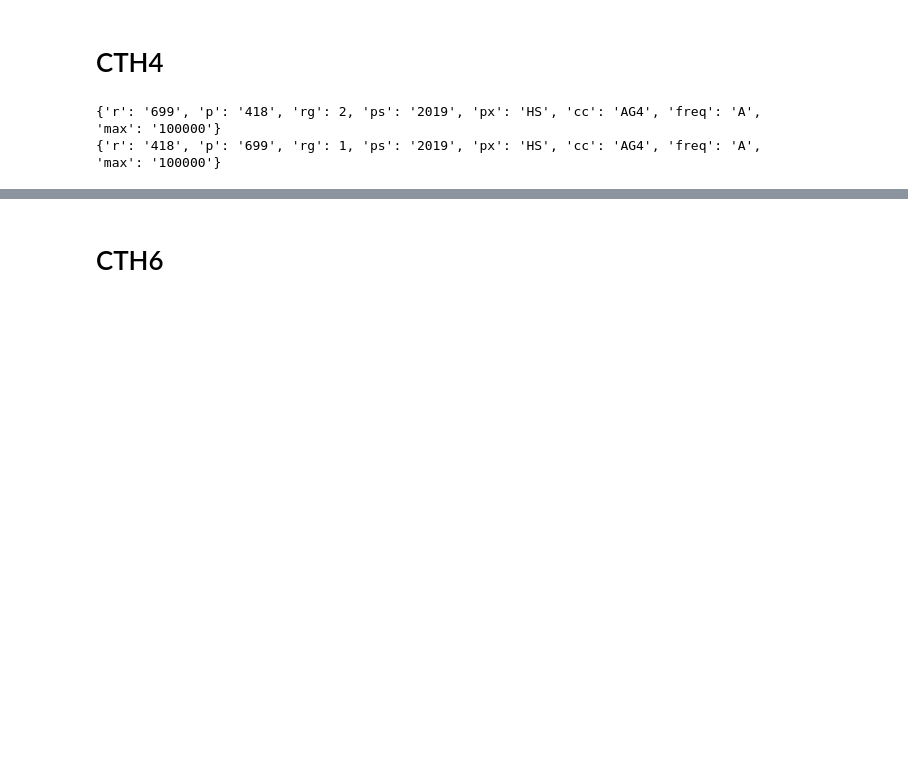
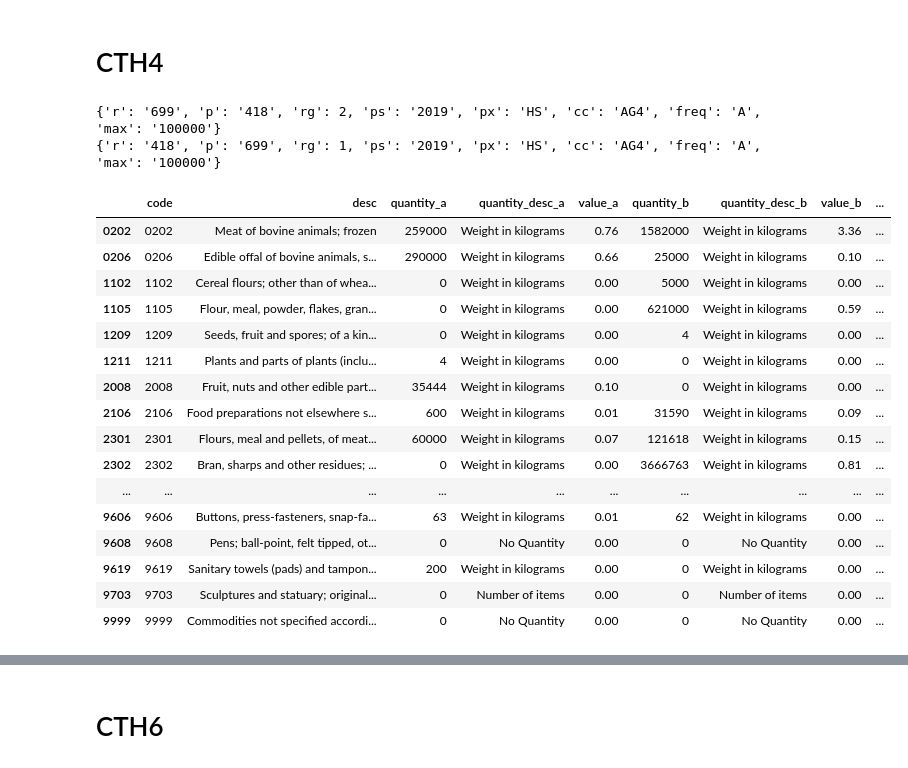
Before and after one commit to kmaneesh/tta, a Jupyter notebook: notebook/country/export.ipynb, the cells around one changed output, grey strips where cells are left out. Saved outputs shown, nothing was run; the diff lists cells and outputs as text; code cells hidden in the pictures; blank space fills up the shorter version.

```diff
--- a/notebook/country/export.ipynb
+++ b/notebook/country/export.ipynb
@@ -99,3 +99,25 @@ df4.sort_values(by=['code'])
+# %%
+df4['QR'] = df4['quantity_a'] / df4['quantity_b']
+df4['VR'] = df4['value_a'] / df4['value_b']
+df4.sort_values(by=['code'])
+# %% [output]
+|  | code | desc | quantity_a | quantity_desc_a | value_a | quantity_b | quantity_desc_b | value_b | ... |
+| 0202 | 0202 | Meat of bovine animals; frozen | 259000 | Weight in kilograms | 0.76 | 1582000 | Weight in kilograms | 3.36 | ... |
+| 0206 | 0206 | Edible offal of bovine animals, s... | 290000 | Weight in kilograms | 0.66 | 25000 | Weight in kilograms | 0.10 | ... |
+| 1102 | 1102 | Cereal flours; other than of whea... | 0 | Weight in kilograms | 0.00 | 5000 | Weight in kilograms | 0.00 | ... |
+| 1105 | 1105 | Flour, meal, powder, flakes, gran... | 0 | Weight in kilograms | 0.00 | 621000 | Weight in kilograms | 0.59 | ... |
+| 1209 | 1209 | Seeds, fruit and spores; of a kin... | 0 | Weight in kilograms | 0.00 | 4 | Weight in kilograms | 0.00 | ... |
+| 1211 | 1211 | Plants and parts of plants (inclu... | 4 | Weight in kilograms | 0.00 | 0 | Weight in kilograms | 0.00 | ... |
+| 2008 | 2008 | Fruit, nuts and other edible part... | 35444 | Weight in kilograms | 0.10 | 0 | Weight in kilograms | 0.00 | ... |
+| 2106 | 2106 | Food preparations not elsewhere s... | 600 | Weight in kilograms | 0.01 | 31590 | Weight in kilograms | 0.09 | ... |
+| 2301 | 2301 | Flours, meal and pellets, of meat... | 60000 | Weight in kilograms | 0.07 | 121618 | Weight in kilograms | 0.15 | ... |
+| 2302 | 2302 | Bran, sharps and other residues; ... | 0 | Weight in kilograms | 0.00 | 3666763 | Weight in kilograms | 0.81 | ... |
+| ... | ... | ... | ... | ... | ... | ... | ... | ... | ... |
+| 9606 | 9606 | Buttons, press-fasteners, snap-fa... | 63 | Weight in kilograms | 0.01 | 62 | Weight in kilograms | 0.00 | ... |
+| 9608 | 9608 | Pens; ball-point, felt tipped, ot... | 0 | No Quantity | 0.00 | 0 | No Quantity | 0.00 | ... |
+| 9619 | 9619 | Sanitary towels (pads) and tampon... | 200 | Weight in kilograms | 0.00 | 0 | Weight in kilograms | 0.00 | ... |
+| 9703 | 9703 | Sculptures and statuary; original... | 0 | Number of items | 0.00 | 0 | Number of items | 0.00 | ... |
+| 9999 | 9999 | Commodities not specified accordi... | 0 | No Quantity | 0.00 | 0 | No Quantity | 0.00 | ... |
 # %%
 df4.plot(kind='bar', y=['value_a','value_b'], x='code')
 plt.show()
```
Also changed, not shown: parts of 13 cells of this notebook, 6 other files.
